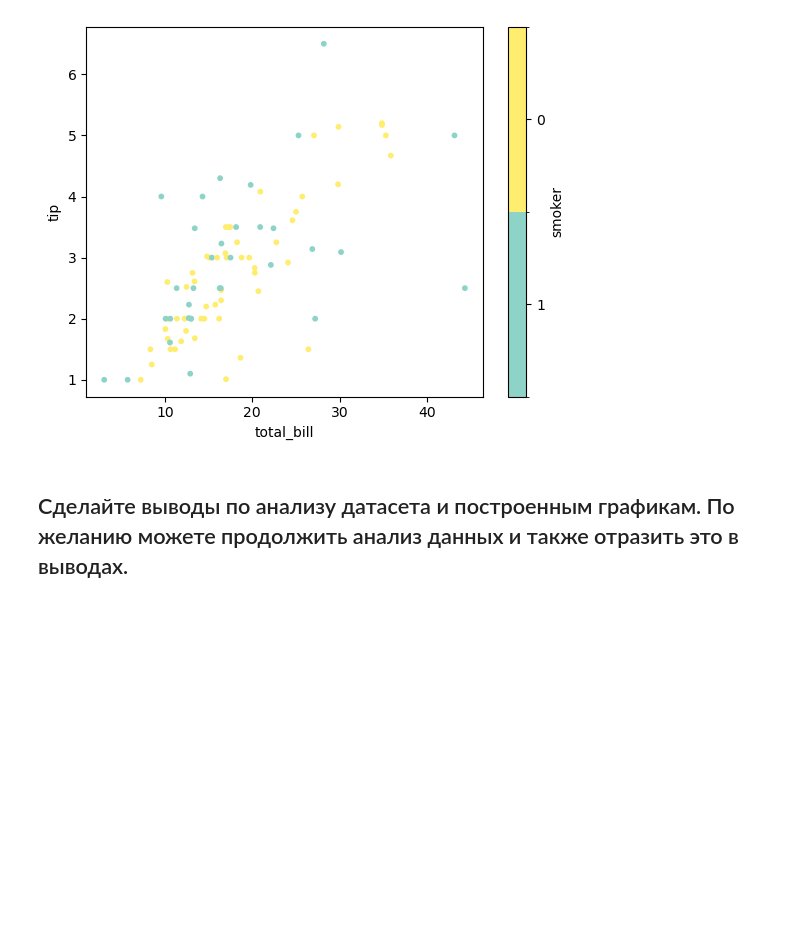
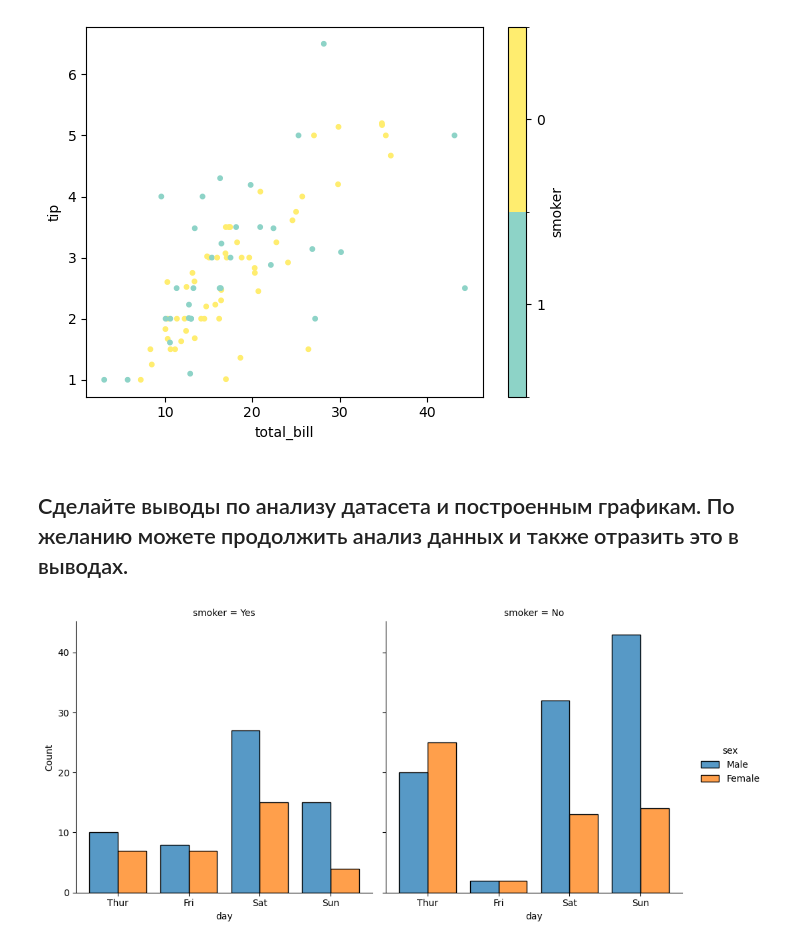
Before and after one commit to AlexComIzum/otus_ml, a Jupyter notebook: ml_basic/exercises/18_hw/analize_and_visualize.ipynb, the cells around one changed output. Cells and saved outputs as stored; diff of their text form; code cells hidden in the pictures; blank space fills up the shorter version.

```diff
--- a/ml_basic/exercises/18_hw/analize_and_visualize.ipynb
+++ b/ml_basic/exercises/18_hw/analize_and_visualize.ipynb
@@ -318,0 +355,5 @@ tips_female.plot.scatter(x='total_bill', y='tip', c = 'smoker', cmap = "Set3", s
+# %%
+sns.displot(data=tips, x='day', hue='sex', multiple='dodge', shrink=0.8, kind='hist', col='smoker')
+plt.show()
+# %% [output]
+[figure, added]
```
Also changed, not shown: parts of 17 cells of this notebook.
